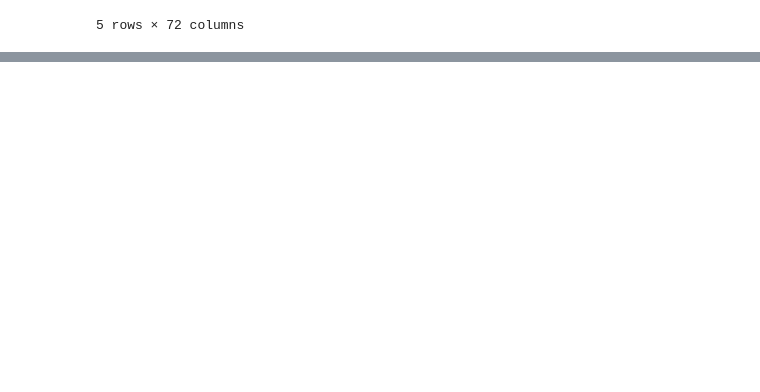
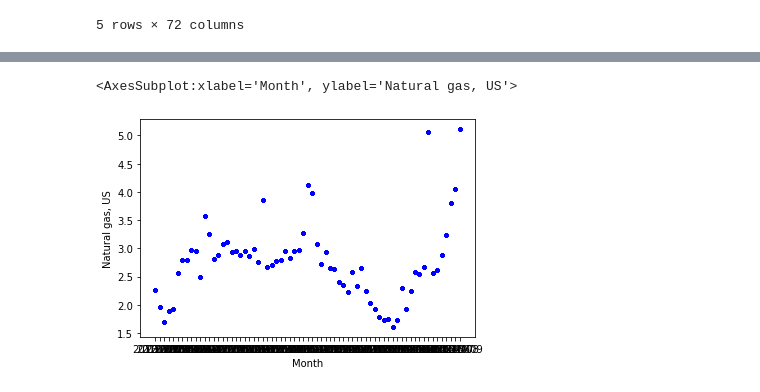
Before and after one commit to rohanjarun/Group-02-UCB, a Jupyter notebook: Exploratory_Analysis_Matplotlib.ipynb, the cells around one changed output, grey strips where cells are left out. Cells and saved outputs as stored; diff of their text form; code cells hidden in the pictures; blank space fills up the shorter version.

```diff
--- a/Exploratory_Analysis_Matplotlib.ipynb
+++ b/Exploratory_Analysis_Matplotlib.ipynb
@@ -44,3 +44,8 @@ prices_df.head()
 5 rows × 72 columns
 # %%
 # look to compare clean_contracts.csv to clean_prices.csv
+# %%
+# combine data into a single dataset
+natural_gas_data_df = pd.merge(energy_contracts_df, prices_df, how="left", on=["Month", "Month"])
+pd.options.display.max_columns = None
+natural_gas_data_df
@@ -46,0 +87,10 @@ prices_df.head()
+# %%
+# make summary DataFrame to reduce columns
+# columns ["Natural gas, US", ]
+# natural_gas_data_summary_df = pd.DataFrame({})
+
+# naics stands for North American Industry Classification System
+
+# keep specific columns
+natural_gas_data_df1 = natural_gas_data_df[['Month','naics_description','product_or_service_code_description','total_obligated_amount','recipient_name','funding_sub_agency_name','Natural gas, US']]
+natural_gas_data_df1
@@ -46,0 +161,6 @@ prices_df.head()
+# %%
+# Month vs Natural Gas Price Scatterplot
+natural_gas_data_df1.plot.scatter(x = "Month", y = "Natural gas, US", s = 10, c = "blue")
+# %% [output]
+<AxesSubplot:xlabel='Month', ylabel='Natural gas, US'>
+[figure, added]
```
Also changed, not shown: parts of 8 cells of this notebook.
